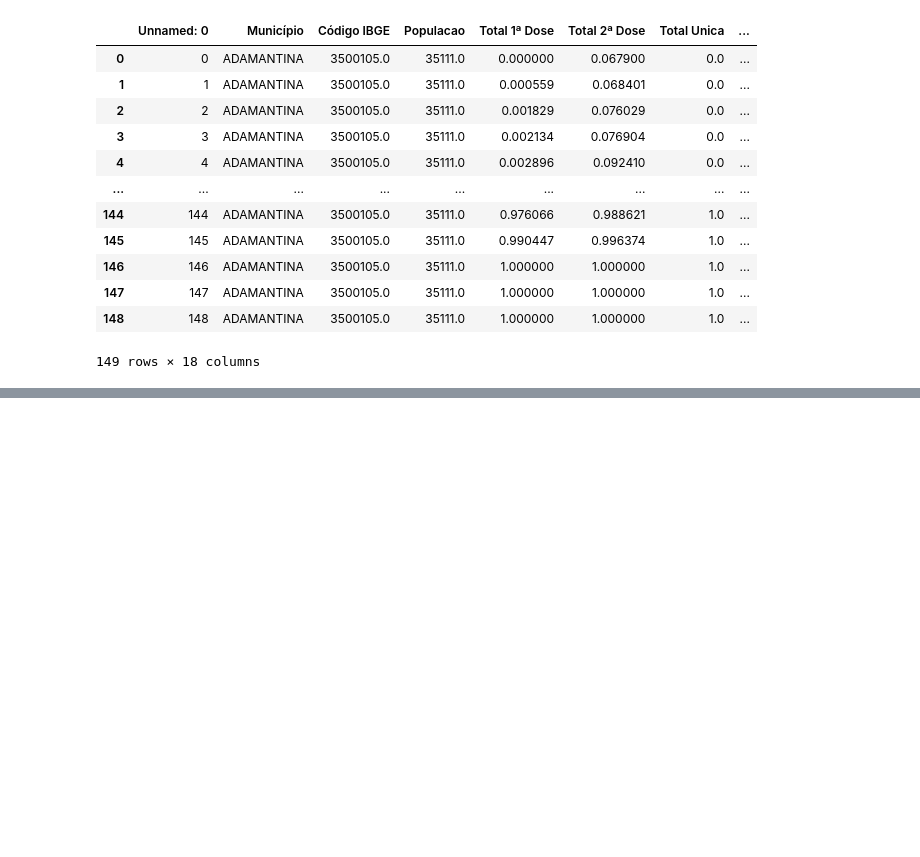
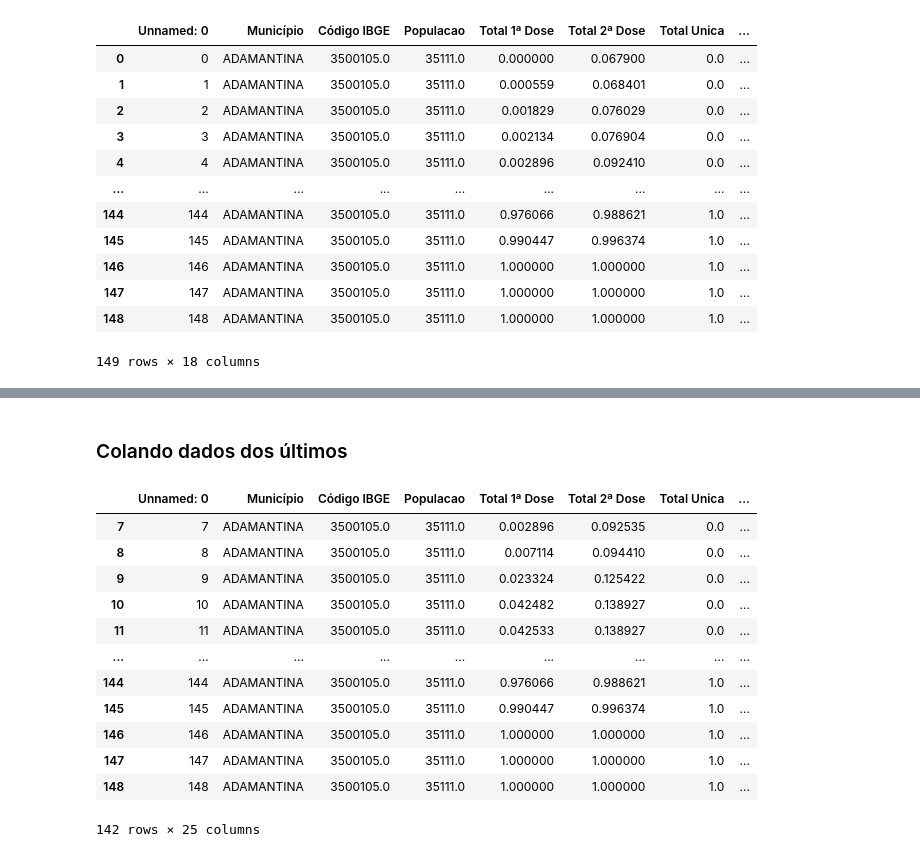
Before and after one commit to CamiloMaiaPires/ProjetoFinal_IA, a Jupyter notebook: Analise_modelos/Regressao.ipynb, the cells around one changed output, grey strips where cells are left out. Cells and saved outputs as stored; diff of their text form; code cells hidden in the pictures; blank space fills up the shorter version.

```diff
--- a/Analise_modelos/Regressao.ipynb
+++ b/Analise_modelos/Regressao.ipynb
@@ -35,0 +103,29 @@ dataframe
+# %% [markdown]
+### Colando dados dos últimos
+# %%
+def generate_time_lags(df, n_lags):
+    df_n = df.copy()
+    for n in range(1, n_lags + 1):
+        df_n[f"lag{n}"] = df_n["media_movel_casos"].shift(n)
+    df_n = df_n.iloc[n_lags:]
+    return df_n
+
+input_dim = 7
+
+#dataframe = pd.read_csv('../normalizados/dados/3500204.csv')
+df_generated = generate_time_lags(dataframe, input_dim)
+df_generated
+# %% [output]
+|  | Unnamed: 0 | Município | Código IBGE | Populacao | Total 1ª Dose | Total 2ª Dose | Total Unica | ... |
+| 7 | 7 | ADAMANTINA | 3500105.0 | 35111.0 | 0.002896 | 0.092535 | 0.0 | ... |
+| 8 | 8 | ADAMANTINA | 3500105.0 | 35111.0 | 0.007114 | 0.094410 | 0.0 | ... |
+| 9 | 9 | ADAMANTINA | 3500105.0 | 35111.0 | 0.023324 | 0.125422 | 0.0 | ... |
+| 10 | 10 | ADAMANTINA | 3500105.0 | 35111.0 | 0.042482 | 0.138927 | 0.0 | ... |
+| 11 | 11 | ADAMANTINA | 3500105.0 | 35111.0 | 0.042533 | 0.138927 | 0.0 | ... |
+| ... | ... | ... | ... | ... | ... | ... | ... | ... |
+| 144 | 144 | ADAMANTINA | 3500105.0 | 35111.0 | 0.976066 | 0.988621 | 1.0 | ... |
+| 145 | 145 | ADAMANTINA | 3500105.0 | 35111.0 | 0.990447 | 0.996374 | 1.0 | ... |
+| 146 | 146 | ADAMANTINA | 3500105.0 | 35111.0 | 1.000000 | 1.000000 | 1.0 | ... |
+| 147 | 147 | ADAMANTINA | 3500105.0 | 35111.0 | 1.000000 | 1.000000 | 1.0 | ... |
+| 148 | 148 | ADAMANTINA | 3500105.0 | 35111.0 | 1.000000 | 1.000000 | 1.0 | ... |
+142 rows × 25 columns
```
Also changed, not shown: parts of 45 cells of this notebook, 12 other files.
